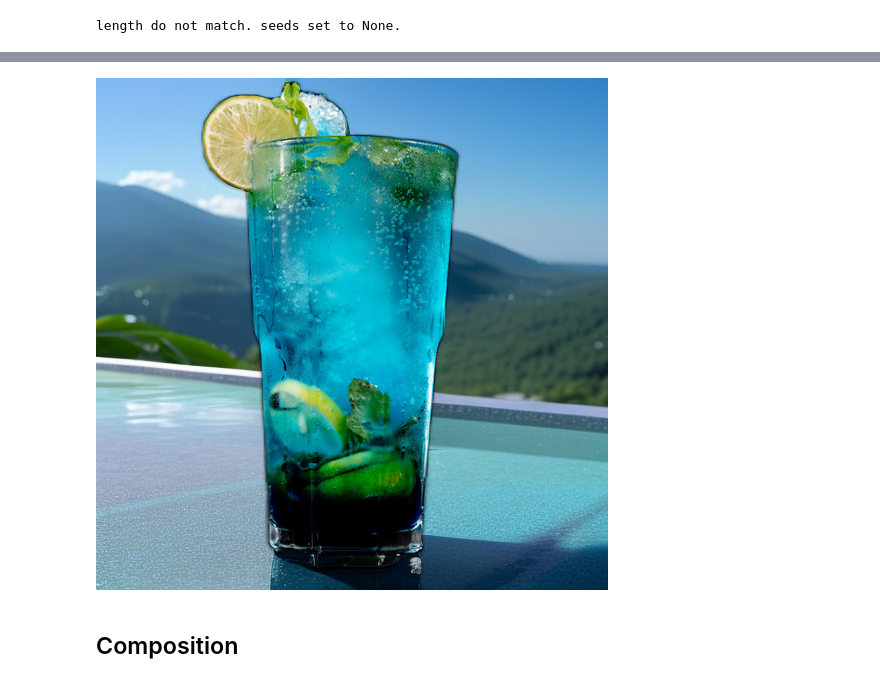
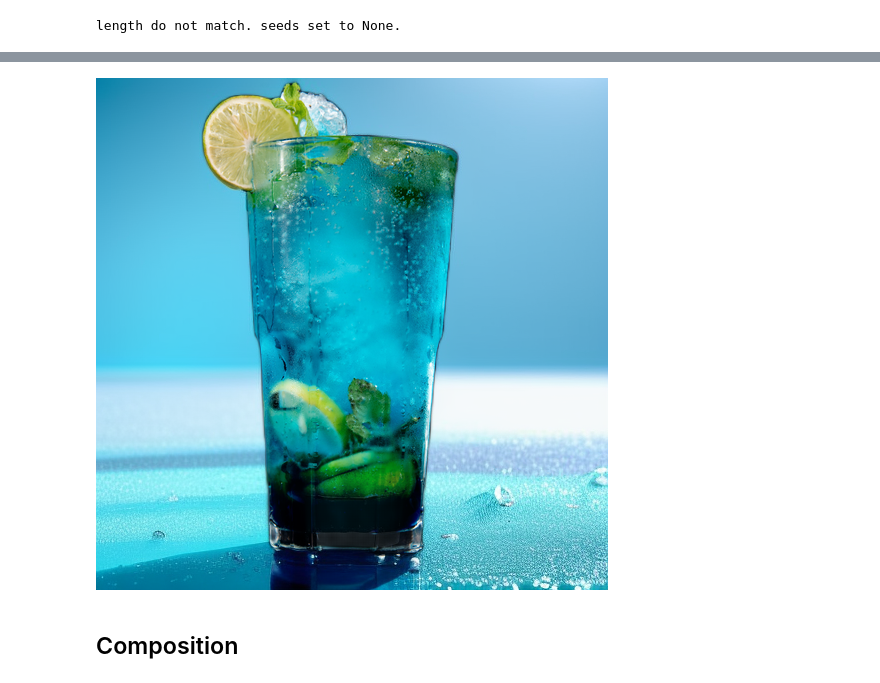
Before and after one commit to MiddleKD/Favorfit_diffusion, a Jupyter notebook: favorfit_demo.ipynb, the cells around one changed output, grey strips where cells are left out. Saved outputs shown, nothing was run; the diff lists cells and outputs as text; code cells hidden in the pictures.

Commit message:
feat: train controlnet check

```diff
--- a/favorfit_demo.ipynb
+++ b/favorfit_demo.ipynb
@@ -114,6 +114,11 @@ mask_image = center_crop_and_resize("./images/demo_image/cocktail_mask.jpg")
 control_image
 # %% [output]
 [figure]
+# %%
+from Favorfit_remove_bg.inference import call_model, inference as mask_inference
+
+remove_bg_model = call_model("/home/mlfavorfit/lib/favorfit/kjg/0_model_weights/remove_bg/remove_bg.pth", device="cuda")
+mask_image = mask_inference(control_image, remove_bg_model)
 # %%
 from Favorfit_image_to_text.blip_image_to_text import load_interrogator, inference
 interrogator = load_interrogator(model_path="/home/mlfavorfit/lib/favorfit/kjg/0_model_weights/image_to_text/blip/blip_large.pth", device="cuda")
@@ -151,8 +156,8 @@ result_img
 # %%
-composed_img = composing_output(result_img, mask_post_processor(mask_image), control_image)
+composed_img = composing_output(result_img, mask_image, control_image)
 composed_img
 # %% [output]
-[figure, old version]
+[figure, new version]
 # %% [markdown]
 ## Composition
 # %%
```
Also changed, not shown: parts of 3 cells of this notebook, 4 other files.
